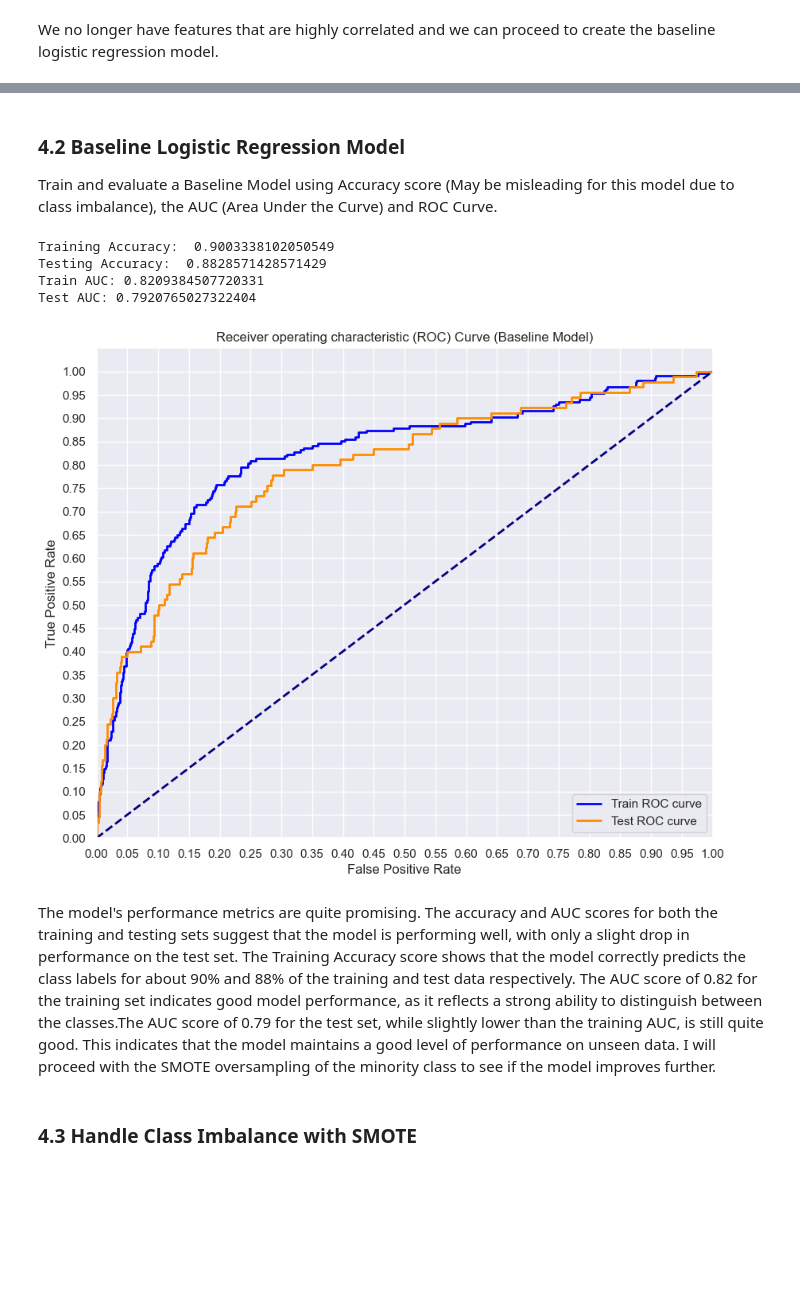
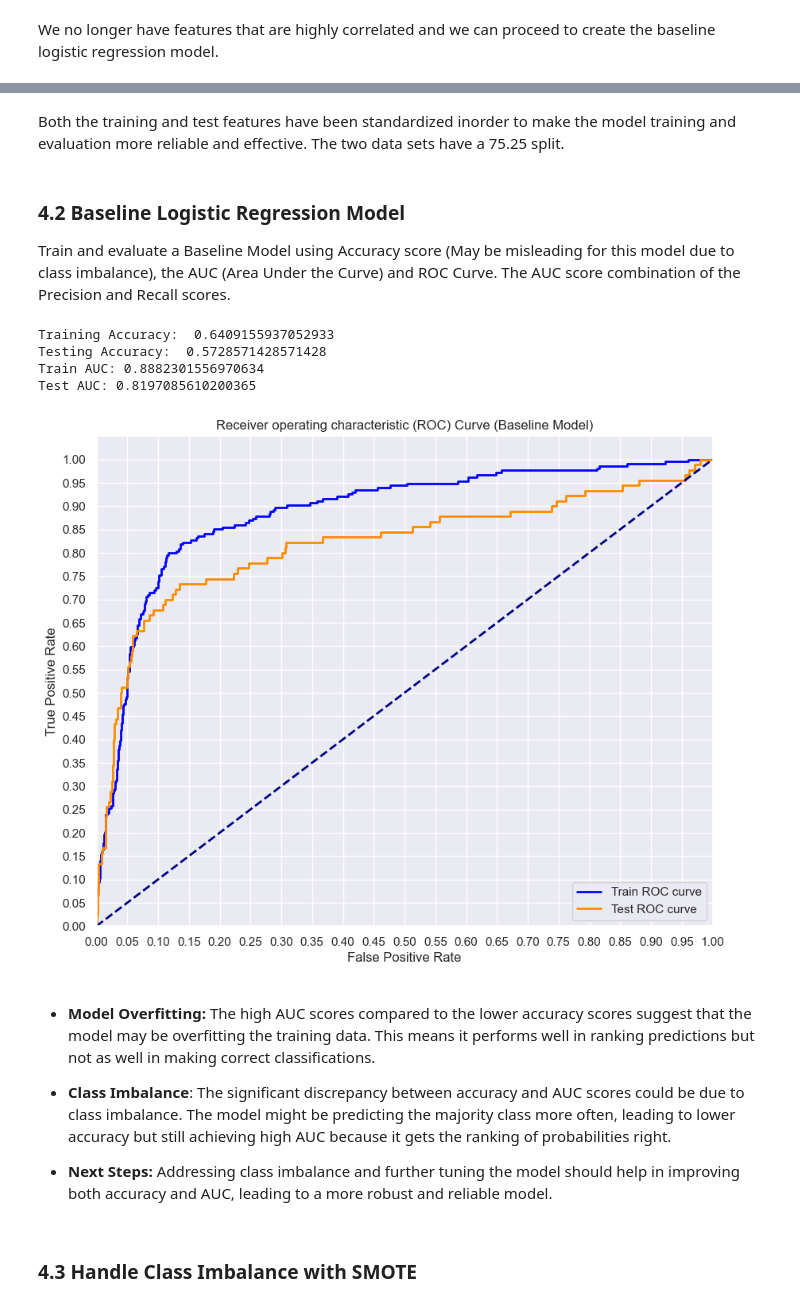
Before and after one commit to WambuiMunene/Phase-3-Project, a Jupyter notebook: index.ipynb, the cells around one changed output, grey strips where cells are left out. Drawn from its saved outputs; the diff is of its cells as text; code cells hidden in the pictures; blank space fills up the shorter version.

```diff
--- a/index.ipynb
+++ b/index.ipynb
@@ -337,7 +253,7 @@ Index(['AccountLength', 'InternationalPlan', 'VoiceMailPlan',
 
 # # OneHotCode the two categorical columns of interest
 
-df1 = pd.get_dummies(df1, columns=['InternationalPlan','VoiceMailPlan'],drop_first=True)
+df1 = pd.get_dummies(df1, columns=['InternationalPlan','VoiceMailPlan','State'],drop_first=True)
 
 # Convert the one-hot encoded columns and the target colum 'Churn' from boolean to integer
 for col in df1.columns:
@@ -530,8 +463,9 @@ Not surprisingly, the total (day,evening,night international) minutes have a per
 #### 2.2.3 Histograms
 # %%
 # List of continous columns to plot
-continous_cols = [col for col in data.columns if col not in ['Churn','InternationalPlan_yes','VoiceMailPlan_yes']
-                   and data[col].dtype in [np.int64, np.float64]]
+continous_cols = data[['AccountLength','NumberVmailMessages','TotalDayMinutes','TotalDayCalls','TotalDayCharge',
+                   'TotalEveMinutes','TotalEveCalls','TotalEveCharge','TotalNightMinutes','TotalNightCalls',
+                    'TotalNightCharge','TotalIntlMinutes','TotalIntlCalls','TotalIntlCharge','CustomerServiceCalls']]
 
 # Create subplots
 plt.figure(figsize=(12,10))
@@ -617,15 +555,16 @@ data1
 col_to_drop = ['NumberVmailMessages', 'TotalDayCharge', 'TotalEveCharge', 'TotalNightCharge', 'TotalIntlCharge']
 
 # Drop the columns from the DataFrame
-data1 = data1.drop(columns=col_to_drop)
+corr_df = corr_matrix_columns.drop(columns=col_to_drop)
 
 # Print the remaining columns in the DataFrame
-print(data1.columns)
+print(corr_df.columns)
 
-# Confirm multicollinearity has been eliminated
+# Confirm multicollinearity as been eliminated
+
 
 # Calculate the correlation matrix
-corr_matrix1 = data1.corr().round(2)
+corr_matrix1 = corr_df.corr().round(2)
 
 plt.figure(figsize=(15, 8))
 sns.heatmap(corr_matrix1, annot=True, cmap='coolwarm')
@@ -642,0 +584,22 @@ We no longer have features that are highly correlated and we can proceed to crea
+# %%
+from sklearn.preprocessing import StandardScaler
+from sklearn.model_selection import train_test_split
+
+# Split data1 into X an y
+y = data1['Churn']
+X = data1.drop(columns=['Churn','NumberVmailMessages', 'TotalDayCharge', 'TotalEveCharge', 'TotalNightCharge',
+                        'TotalIntlCharge'],axis=1)
+
+# Split the data into a training and a test set
+X_train, X_test, y_train, y_test = train_test_split(X, y, test_size=0.25, random_state=42)
+
+# Intitialize the StandardScaler
+scaler = StandardScaler()
+# Fit the scaler on the training data and transform both the training and test data
+X_train_standardized = scaler.fit_transform(X_train)
+X_test_standardized = scaler.transform(X_test)
+
+# Retain feature names and concert back to DataFrame
+
+X_train = pd.DataFrame(X_train_standardized, columns=X_train.columns)
+X_test = pd.DataFrame(X_test_standardized,columns=X_test.columns)
@@ -643,19 +640,14 @@ We no longer have features that are highly correlated and we can proceed to crea
+# %% [markdown]
+Both the training and test features have been standardized inorder to make the model training and evaluation more reliable and effective. The two data sets have a 75.25 split.
 # %% [markdown]
 ### 4.2 Baseline Logistic Regression Model
-Train and evaluate a Baseline Model using Accuracy score (May be misleading for this model due to class imbalance), the AUC (Area Under the Curve) and ROC Curve.
+Train and evaluate a Baseline Model using Accuracy score (May be misleading for this model due to class imbalance), the AUC (Area Under the Curve) and ROC Curve. The AUC score combination of the Precision and Recall scores.
 # %%
 # import the necessary libaries
 
-from sklearn.model_selection import train_test_split
 from sklearn.linear_model import LogisticRegression
 from sklearn.metrics import accuracy_score,roc_curve,auc,roc_auc_score
 
-# Split data1 into X an y
-y = data1['Churn']
-X = data1.drop('Churn',axis=1)
-
-# Split the data into a training and a test set
-X_train, X_test, y_train, y_test = train_test_split(X, y, test_size=0.25, random_state=42)
 
 # Instantiate LogisticRegression
 logreg = LogisticRegression(fit_intercept=False, solver='liblinear',C=1e12)
@@ -679,40 +671,44 @@ y_test_score = logreg.decision_function(X_test)
 
 # Calculate the fpr(false positive rate),tpr(true positive rate) and thresholds for the train and test sets
 train_fpr, train_tpr, train_thresholds = roc_curve(y_train,y_train_score)
 test_fpr, test_tpr, test_thresholds = roc_curve(y_test,y_test_score)
 
 # Print the AUC for the train and test sets
 print('Train AUC: {}'.format(auc(train_fpr, train_tpr)))
 print('Test AUC: {}'.format(auc(test_fpr, test_tpr)))
 
 # Plot the ROC curves for the train and test sets
 
 plt.figure(figsize=(10, 8))
 lw = 2
 
 plt.plot(train_fpr, train_tpr, color='blue',
          lw=lw, label='Train ROC curve')
 plt.plot(test_fpr, test_tpr, color='darkorange',
          lw=lw, label='Test ROC curve')
 
 plt.plot([0, 1], [0, 1], color='navy', lw=lw, linestyle='--')
 plt.xlim([0.0, 1.0])
 plt.ylim([0.0, 1.05])
 plt.yticks([i/20.0 for i in range(21)])
 plt.xticks([i/20.0 for i in range(21)])
 plt.xlabel('False Positive Rate')
 plt.ylabel('True Positive Rate')
 plt.title('Receiver operating characteristic (ROC) Curve (Baseline Model)')
 plt.legend(loc='lower right')
 plt.show()
 # %% [output]
-Training Accuracy:  0.9003338102050549
-Testing Accuracy:  0.8828571428571429
-Train AUC: 0.8209384507720331
-Test AUC: 0.7920765027322404
+Training Accuracy:  0.6409155937052933
+Testing Accuracy:  0.5728571428571428
+Train AUC: 0.8882301556970634
+Test AUC: 0.8197085610200365
-[figure, old version]
+[figure, new version]
 # %% [markdown]
-The model's performance metrics are quite promising. The accuracy and AUC scores for both the training and testing sets suggest that the model is performing well, with only a slight drop in performance on the test set. The Training Accuracy score shows that the model correctly predicts the class labels for about 90% and 88% of the training and test data respectively. The AUC score of 0.82 for the training set indicates good model performance, as it reflects a strong ability to distinguish between the classes.The AUC score of 0.79 for the test set, while slightly lower than the training AUC, is still quite good. This indicates that the model maintains a good level of performance on unseen data.  I will proceed with the SMOTE oversampling of the minority class to see if the model improves further.
++ **Model Overfitting:** The high AUC scores compared to the lower accuracy scores suggest that the model may be overfitting the training data. This means it performs well in ranking predictions but not as well in making correct classifications.
+
++ **Class Imbalance**: The significant discrepancy between accuracy and AUC scores could be due to class imbalance. The model might be predicting the majority class more often, leading to lower accuracy but still achieving high AUC because it gets the ranking of probabilities right.
+
++ **Next Steps:** Addressing class imbalance and further tuning the model should help in improving both accuracy and AUC, leading to a more robust and reliable model.
 # %% [markdown]
 ### 4.3 Handle Class Imbalance with SMOTE
 # %% [markdown]
```
Also changed, not shown: parts of 51 cells of this notebook, 1 other file.
